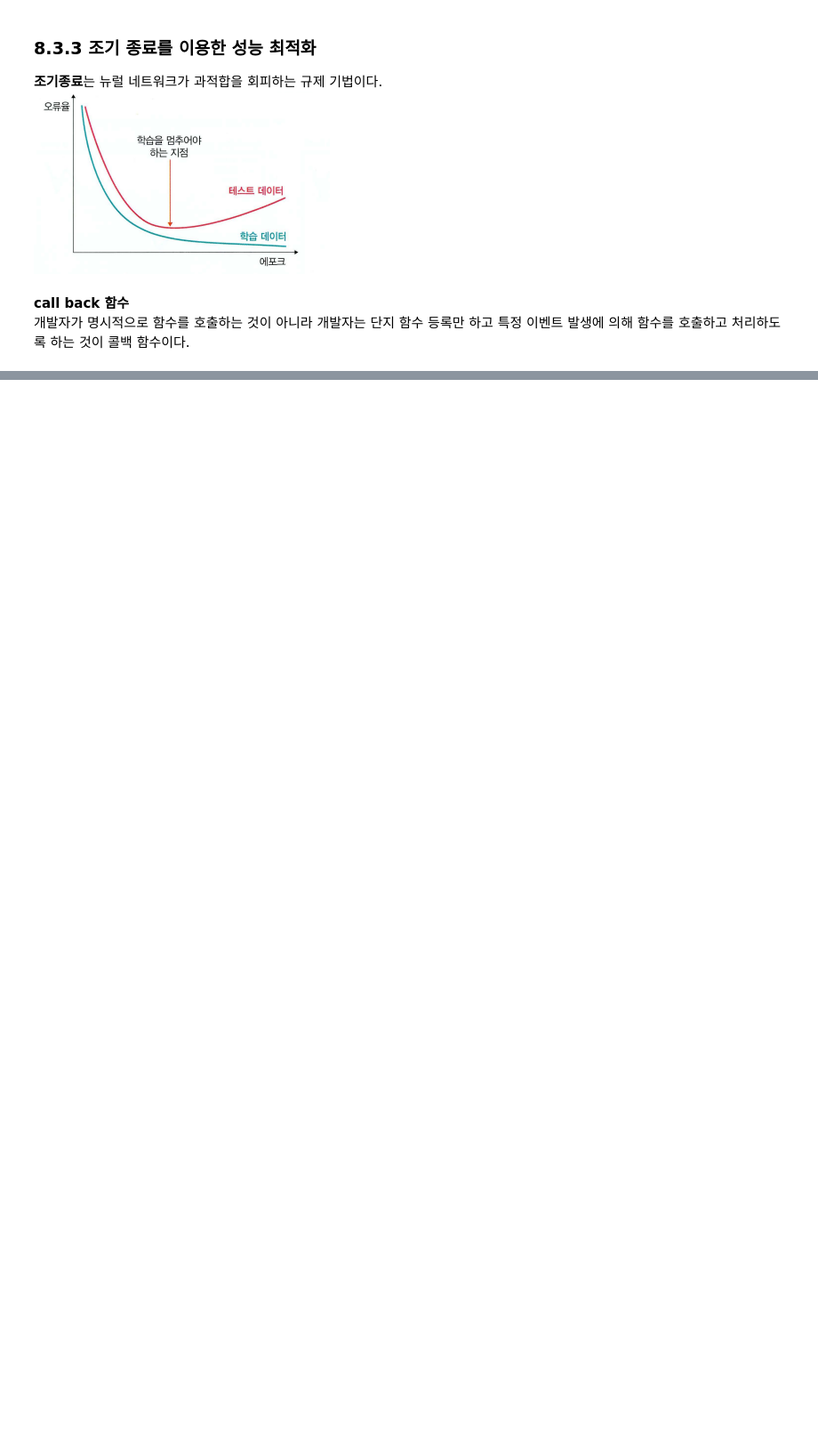
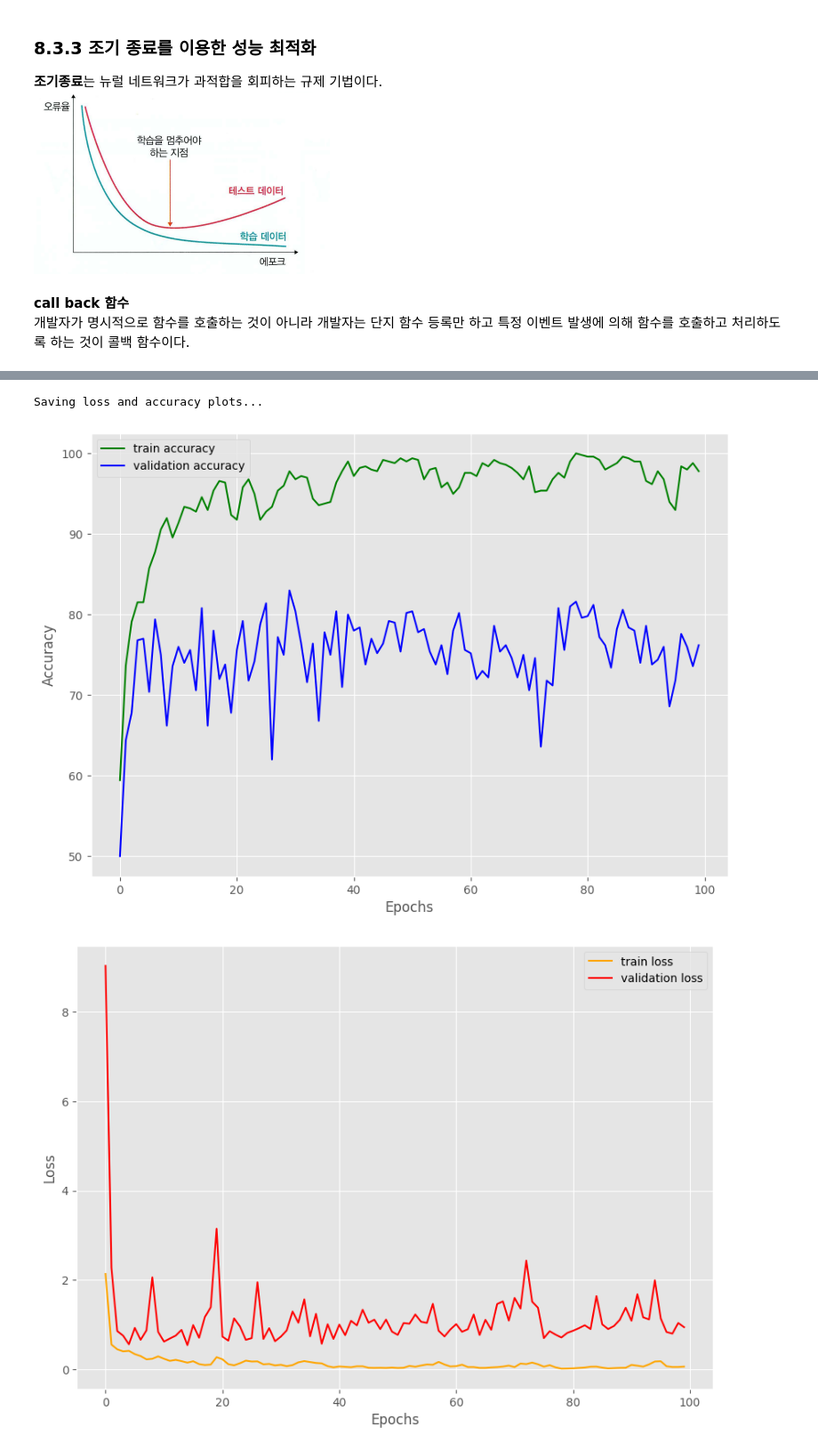
Before and after one commit to rlarudals016esaa/assignment, a Jupyter notebook: ESAA_OB_WEEK12_(2).ipynb, the cells around one changed output, grey strips where cells are left out. Shown at 89% size. Saved outputs shown, nothing was run; the diff lists cells and outputs as text; code cells hidden in the pictures; blank space fills up the shorter version.

```diff
--- a/ESAA_OB_WEEK12_(2).ipynb
+++ b/ESAA_OB_WEEK12_(2).ipynb
@@ -573,22 +573,33 @@ Validating
 # %%
+import os
+
+# 저장할 디렉터리 경로 설정 및 생성
+save_dir = "../chap08/img"
+os.makedirs(save_dir, exist_ok=True)
+
 print('Saving loss and accuracy plots...')
 plt.figure(figsize=(10, 7))
 plt.plot(train_accuracy, color='green', label='train accuracy')
 plt.plot(val_accuracy, color='blue', label='validation accuracy')
 plt.xlabel('Epochs')
 plt.ylabel('Accuracy')
 plt.legend()
-plt.savefig(f"../chap08/img/{acc_plot_name}.png")
+plt.savefig(f"{save_dir}/{acc_plot_name}.png")
 plt.show()
+
 plt.figure(figsize=(10, 7))
 plt.plot(train_loss, color='orange', label='train loss')
 plt.plot(val_loss, color='red', label='validation loss')
 plt.xlabel('Epochs')
 plt.ylabel('Loss')
 plt.legend()
-plt.savefig(f"../chap08/img/{loss_plot_name}.png")
+plt.savefig(f"{save_dir}/{loss_plot_name}.png")
 plt.show()
 
 print('Saving model...')
-torch.save(model.state_dict(), f"../chap08/img/{model_name}.pth")
+torch.save(model.state_dict(), f"{save_dir}/{model_name}.pth")
 print('TRAINING COMPLETE')
+# %% [output]
+Saving loss and accuracy plots...
+[figure, added]
+[figure, added]
```
Also changed, not shown: parts of 8 cells of this notebook.
